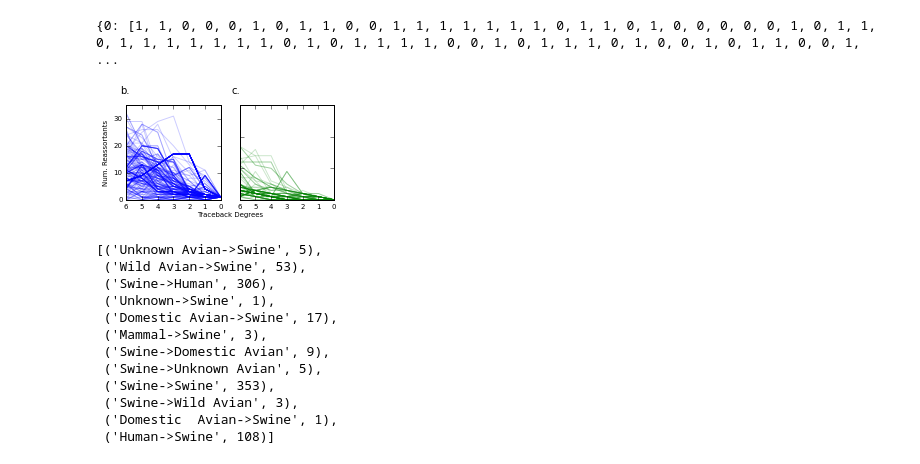
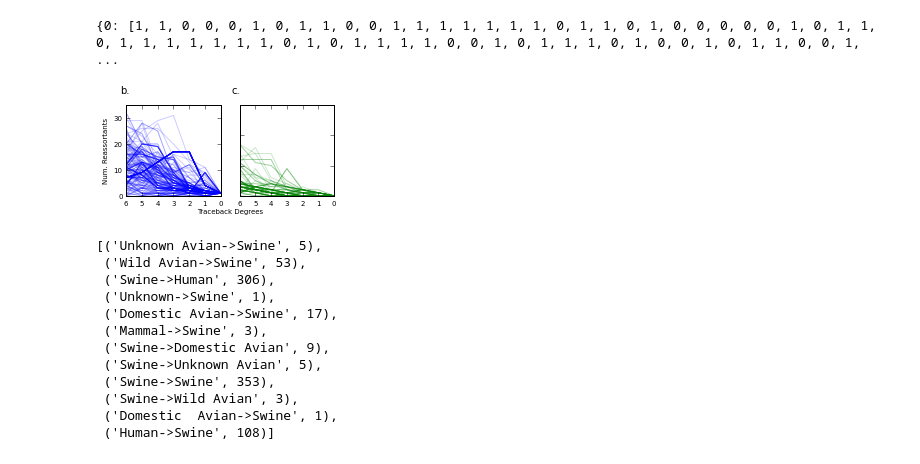
Before and after one commit to ericmjl/influenza-reassortment-analysis, a Jupyter notebook: 09 What wild animal subtypes precede the domestic or human interface?.ipynb, the cells around one changed output. Saved outputs shown, nothing was run; the diff lists cells and outputs as text; code cells hidden in the pictures.

```diff
--- a/09 What wild animal subtypes precede the domestic or human interface?.ipynb
+++ b/09 What wild animal subtypes precede the domestic or human interface?.ipynb
@@ -981,35 +983,35 @@ for c in deg_paths:
         ys.append(len(v))
     if ys[0] == 0:
         color='green'
         ax2.plot(xs, ys, alpha=0.2, color=color)
     else:
         color='blue'
         ax1.plot(xs, ys, alpha=0.2, color=color)
 
 for spine in ax.spines.keys():
     ax.spines[spine].set_visible(False)
 ax.set_yticks([])
 ax.set_xticks([])
 
 ax1.set_ylabel('Num. Reassortants')
 ax.set_xlabel('\nTraceback Degrees')
 # ax2.annotate('Not Reassortant', xy=(0.2, 26), xycoords='data', ha='right', va='top', fontsize=8)
 # ax1.annotate('Reassortant', xy=(0.2, 26), xycoords='data', ha='right', va='top', fontsize=8)
 # ax1.set_xticks(np.arange(0, 7, 1))
 # ax1.set_xticklabels([])
 ax1.set_yticks(np.arange(0, 31, 10))
 ax2.set_yticks(np.arange(0, 31, 10))
 ax2.set_yticklabels([])
 
 ax1.invert_xaxis()
 ax2.invert_xaxis()
 
 ax1.annotate('b.', xy=(0.1,1), xycoords='figure fraction', ha='left', va='top')
 ax2.annotate('c.', xy=(0.55, 1), xycoords='figure fraction', ha='left', va='top')
-plt.subplots_adjust(right=0.95, bottom=0.15, top=0.90)
+plt.subplots_adjust(right=0.95, bottom=0.18, top=0.90)
 plt.savefig('Traceback Reassortant Virus Counts.pdf')
 # %% [output]
-[figure, old version]
+[figure, new version]
 # %%
 # What are the reassortment source-sink interfaces that were found?
 interface_counts = Counter()
```
Also changed, not shown: parts of 2 cells of this notebook, 20 other files.
